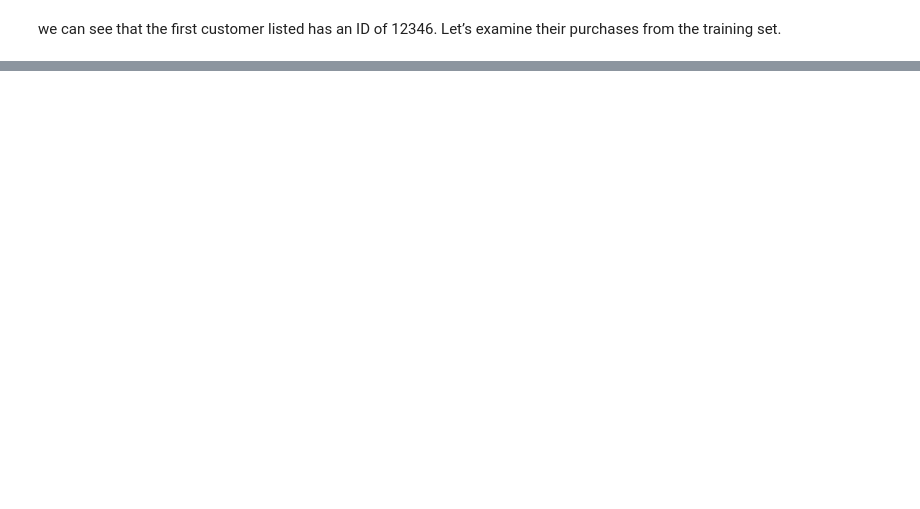
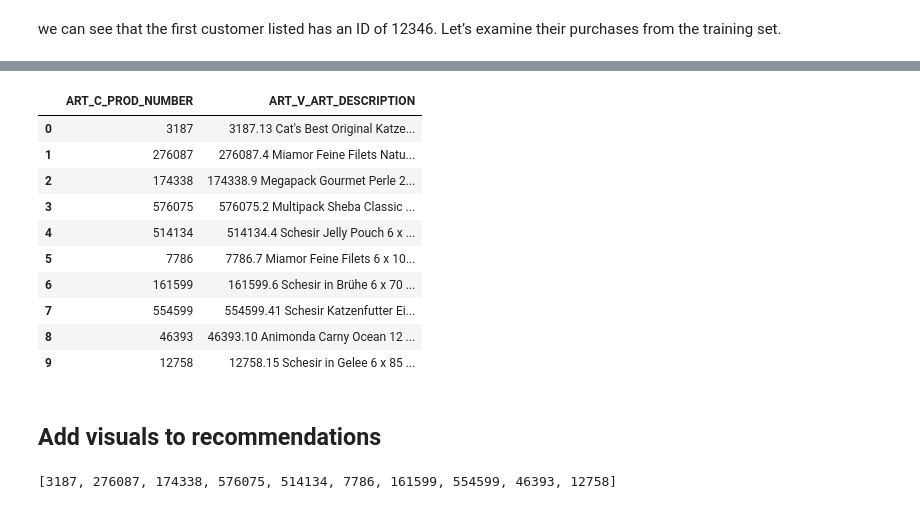
Before and after one commit to VladPrytula/RecommenderSystems, a Jupyter notebook: StepByStep Rec System.ipynb, the cells around one changed output, grey strips where cells are left out. Saved outputs shown, nothing was run; the diff lists cells and outputs as text; code cells hidden in the pictures; blank space fills up the shorter version.

```diff
--- a/StepByStep Rec System.ipynb
+++ b/StepByStep Rec System.ipynb
@@ -421,13 +593,13 @@ def rec_items(customer_id, mf_train, user_vecs, item_vecs, customer_list, item_l
     rec_list = [] # start empty list to store items
     for index in product_idx:
         code = item_list[index]
-        print(code)
-        rec_list.append([code, item_lookup.ART_V_ART_DESCRIPTION.loc[item_lookup.ART_C_PROD_NUMBER == str(code)].iloc[0]])
+        # print(code)
+        rec_list.append([code, item_lookup.ART_V_ART_DESCRIPTION.loc[item_lookup.ART_C_PROD_NUMBER == code].iloc[0]])
         # Append our descriptions to the list
     codes = [item[0] for item in rec_list]
     descriptions = [item[1] for item in rec_list]
-    print (descriptions)
-    #final_frame = pd.DataFrame({'ART_C_PROD_NUMBER': codes, 'ART_V_ART_DESCRIPTION': descriptions}) # Create a dataframe
-    #return final_frame[['ART_C_PROD_NUMBER', 'ART_V_ART_DESCRIPTION']] # Switch order of columns around
-    return 0
+    # print (descriptions)
+    final_frame = pd.DataFrame({'ART_C_PROD_NUMBER': codes, 'ART_V_ART_DESCRIPTION': descriptions}) # Create a dataframe
+    return final_frame[['ART_C_PROD_NUMBER', 'ART_V_ART_DESCRIPTION']], codes # Switch order of columns around
+    #return 0
 # %%
@@ -485,0 +646,18 @@ raw_df[raw_df['CUS_N_KEY_CUSTOMER'] == 208]
+# %%
+r_df , _ = rec_items(221, product_train, user_vecs, item_vecs, customers_arr, products_arr, item_lookup,
+                       num_items = 10)
+r_df
+# %% [output]
+|  | ART_C_PROD_NUMBER | ART_V_ART_DESCRIPTION |
+| 0 | 3187 | 3187.13 Cat's Best Original Katze... |
+| 1 | 276087 | 276087.4 Miamor Feine Filets Natu... |
+| 2 | 174338 | 174338.9 Megapack Gourmet Perle 2... |
+| 3 | 576075 | 576075.2 Multipack Sheba Classic ... |
+| 4 | 514134 | 514134.4 Schesir Jelly Pouch 6 x ... |
+| 5 | 7786 | 7786.7 Miamor Feine Filets 6 x 10... |
+| 6 | 161599 | 161599.6 Schesir in Brühe 6 x 70 ... |
+| 7 | 554599 | 554599.41 Schesir Katzenfutter Ei... |
+| 8 | 46393 | 46393.10 Animonda Carny Ocean 12 ... |
+| 9 | 12758 | 12758.15 Schesir in Gelee 6 x 85 ... |
+# %% [markdown]
+## Add visuals to recommendations
@@ -485,0 +679,6 @@ raw_df[raw_df['CUS_N_KEY_CUSTOMER'] == 208]
+# %%
+recommendations_df , recommended_art_c_prod_numbers = rec_items(221, product_train, user_vecs, item_vecs, customers_arr, products_arr, item_lookup,
+                       num_items = 10)
+recommended_art_c_prod_numbers
+# %% [output]
+[3187, 276087, 174338, 576075, 514134, 7786, 161599, 554599, 46393, 12758]
```
Also changed, not shown: parts of 29 cells of this notebook.
